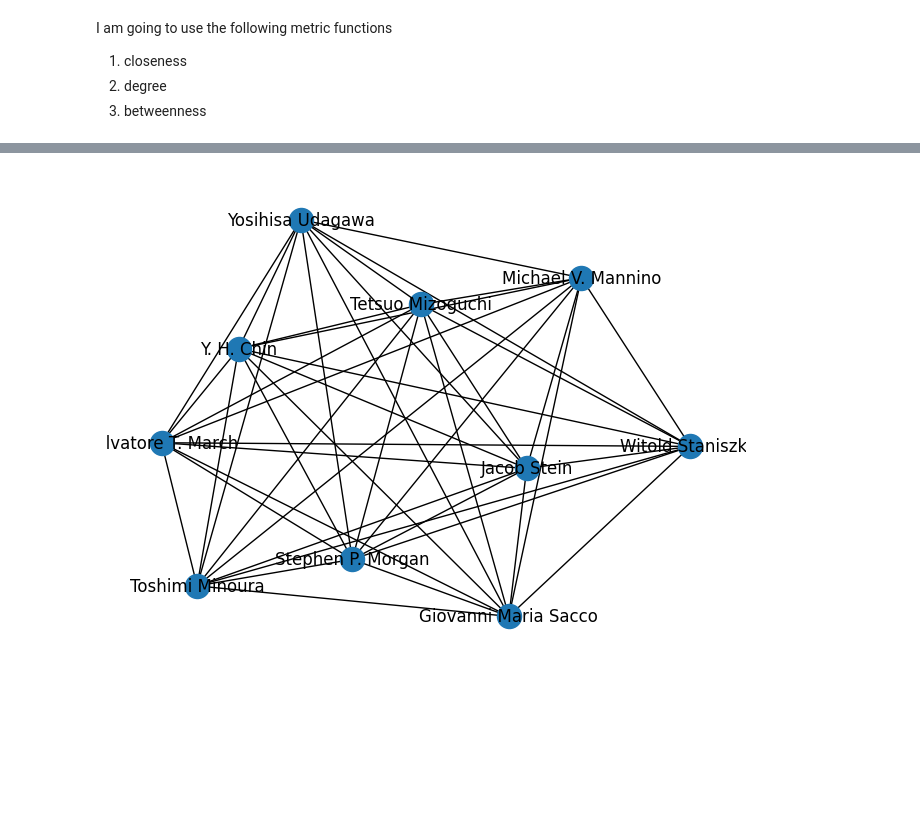
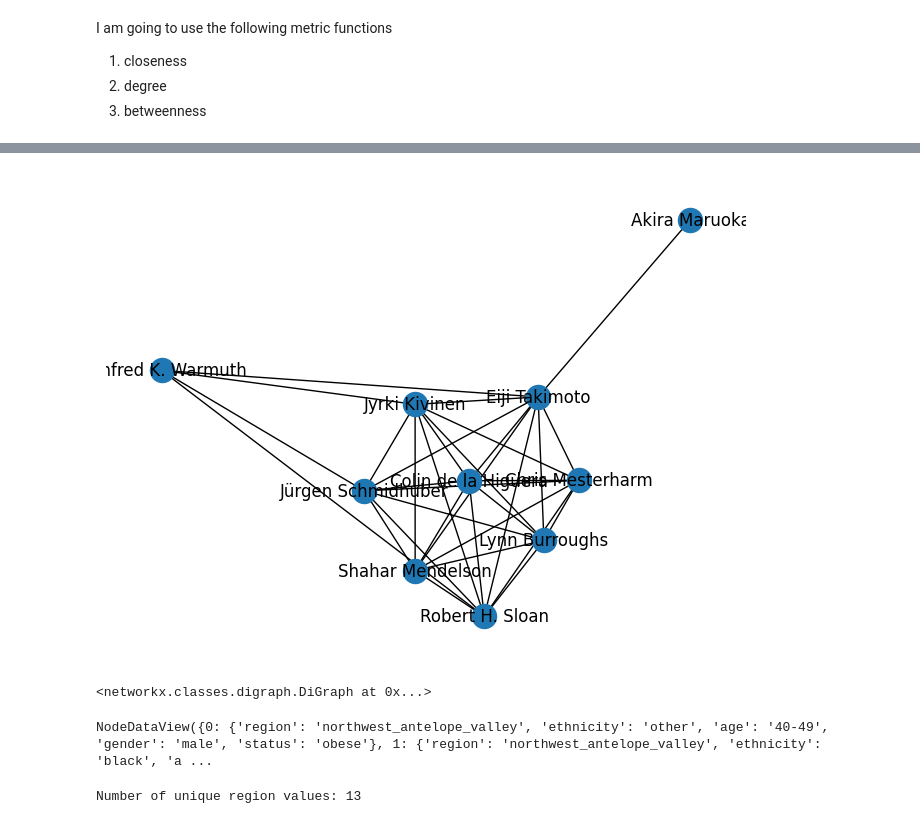
Before and after one commit to twumasimb/DBLP-Analysis, a Jupyter notebook: norm_experiment_1.ipynb, the cells around one changed output, grey strips where cells are left out. Drawn from its saved outputs; the diff is of its cells as text; code cells hidden in the pictures; blank space fills up the shorter version.

```diff
--- a/norm_experiment_1.ipynb
+++ b/norm_experiment_1.ipynb
@@ -164,10 +163,9 @@ al.randomMonteCarlo(network_main, project_net, metric_fn, num_iter)
 # %%
-netty = ps.subgraph_by_same_label(network_main, "Stephen P. Morgan")
-import networkx as nx
+netty = ps.subgraph_by_same_label(network_main, "Jyrki Kivinen")
 import matplotlib.pyplot as plt
 
 # Plot the netty graph
 nx.draw(netty, with_labels=True)
 plt.show()
 # %% [output]
-[figure, old version]
+[figure, new version]
@@ -173,0 +175,14 @@ plt.show()
+# %%
+cali_net
+# %% [output]
+<networkx.classes.digraph.DiGraph at 0x...>
+# %%
+cali_net.nodes(data=True)
+# %% [output]
+NodeDataView({0: {'region': 'northwest_antelope_valley', 'ethnicity': 'other', 'age': '40-49', 'gender': 'male', 'status': 'obese'}, 1: {'region': 'northwest_antelope_valley', 'ethnicity': 'black', 'a ...
+# %%
+import networkx as nx
+unique_regions = len(set(nx.get_node_attributes(cali_net, 'region').values()))
+print("Number of unique region values:", unique_regions)
+# %% [output]
+Number of unique region values: 13
```
Also changed, not shown: parts of 8 cells of this notebook, 2 other files.
